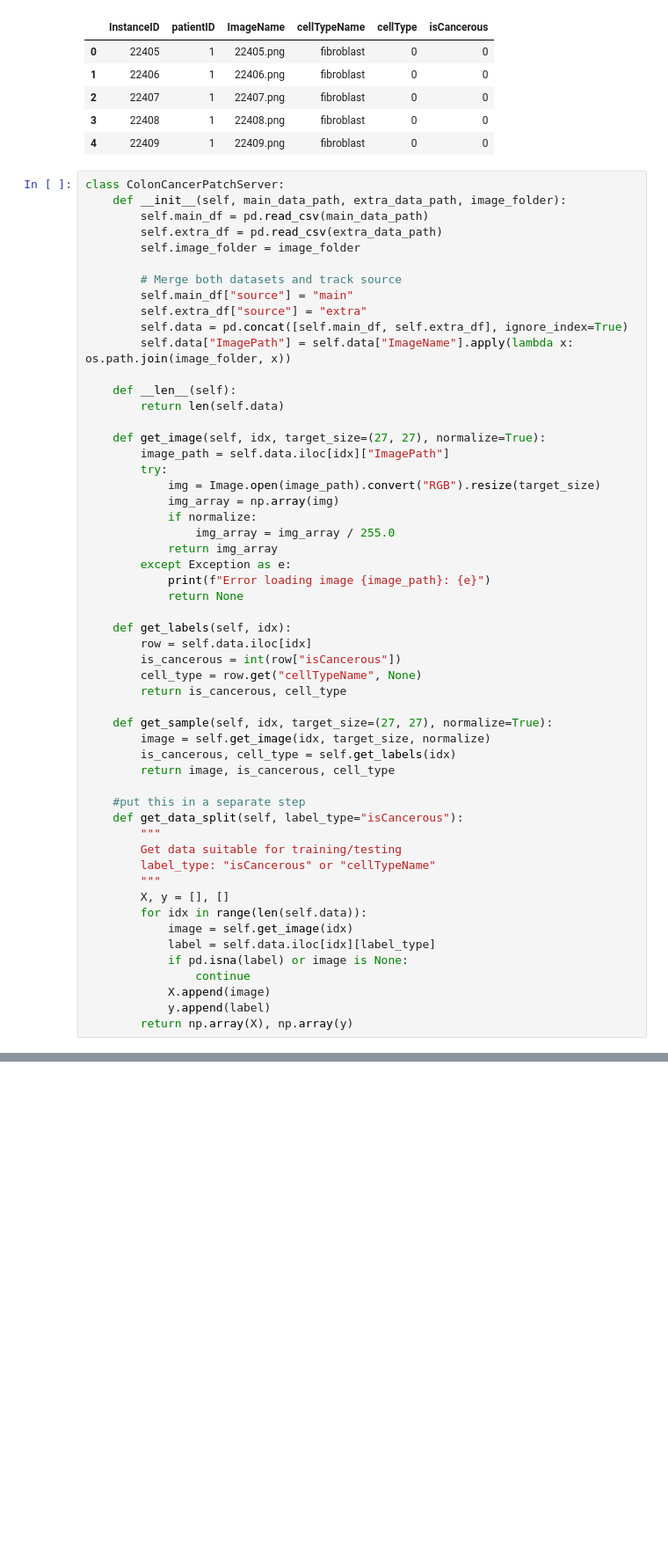
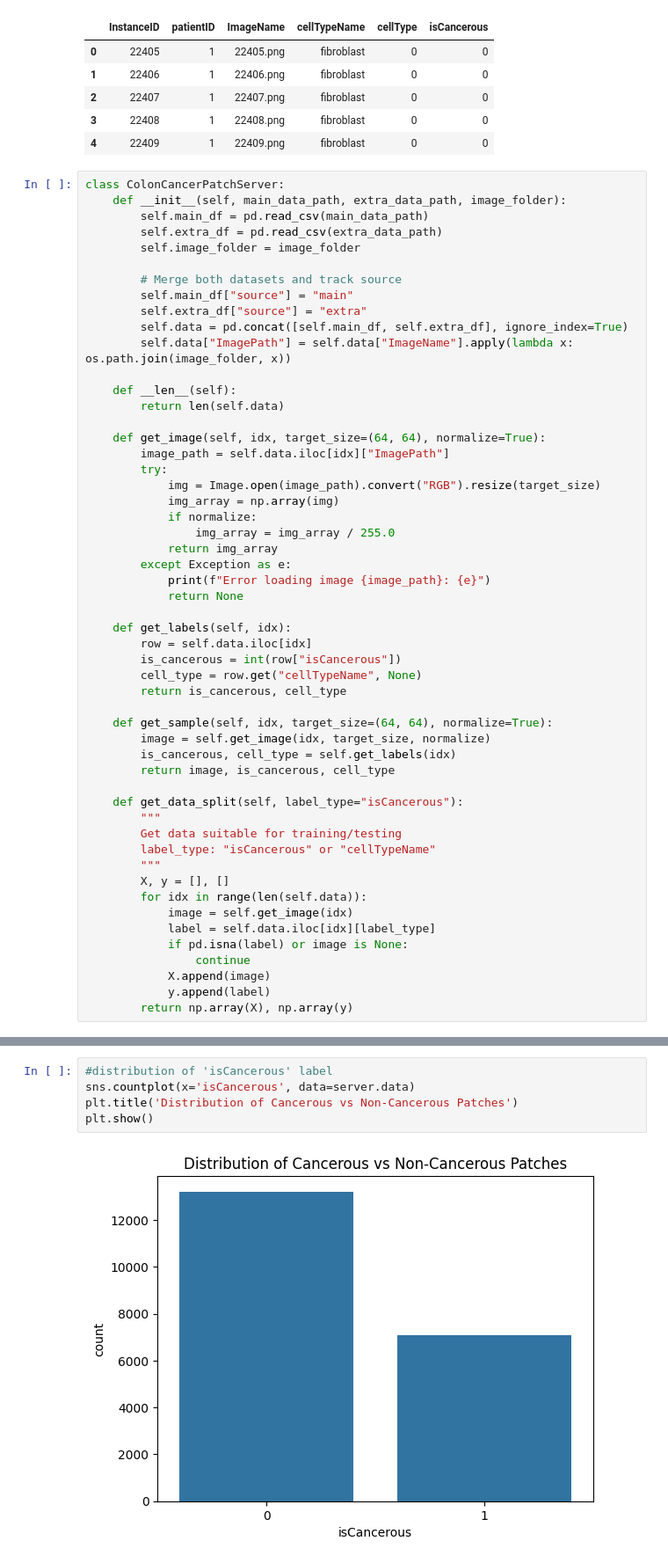
Before and after one commit to sheikhmunim/cml_assignment2, a Jupyter notebook: assignment_2.ipynb, the cells around one changed output, grey strips where cells are left out. Shown at 88% size. Drawn from its saved outputs; the diff is of its cells as text; blank space fills up the shorter version.

```diff
--- a/assignment_2.ipynb
+++ b/assignment_2.ipynb
@@ -37,7 +37,7 @@ class ColonCancerPatchServer:
     def __len__(self):
         return len(self.data)
 
-    def get_image(self, idx, target_size=(27, 27), normalize=True):
+    def get_image(self, idx, target_size=(64, 64), normalize=True):
         image_path = self.data.iloc[idx]["ImagePath"]
         try:
             img = Image.open(image_path).convert("RGB").resize(target_size)
@@ -55,12 +55,11 @@ class ColonCancerPatchServer:
         cell_type = row.get("cellTypeName", None)
         return is_cancerous, cell_type
 
-    def get_sample(self, idx, target_size=(27, 27), normalize=True):
+    def get_sample(self, idx, target_size=(64, 64), normalize=True):
         image = self.get_image(idx, target_size, normalize)
         is_cancerous, cell_type = self.get_labels(idx)
         return image, is_cancerous, cell_type
 
-    #put this in a separate step
     def get_data_split(self, label_type="isCancerous"):
         """
         Get data suitable for training/testing
@@ -99,3 +98,10 @@ plt.axis("off")
 plt.show()
 # %% [output]
 [figure]
+# %%
+#distribution of 'isCancerous' label
+sns.countplot(x='isCancerous', data=server.data)
+plt.title('Distribution of Cancerous vs Non-Cancerous Patches')
+plt.show()
+# %% [output]
+[figure, added]
```
Also changed, not shown: parts of 11 cells of this notebook.
